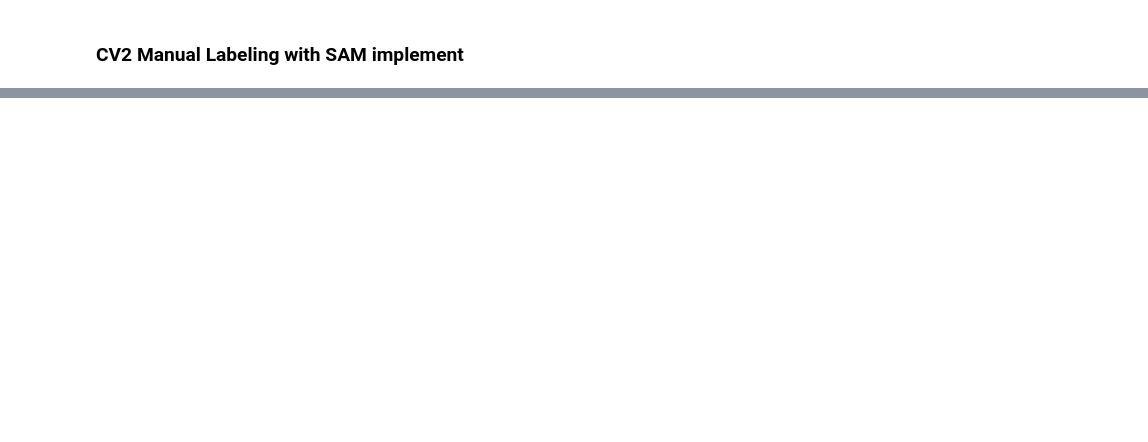
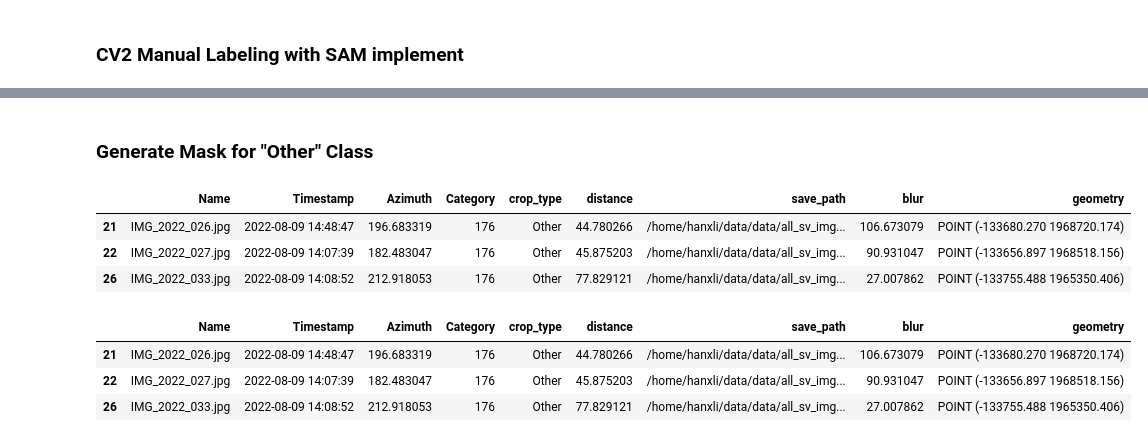
Before and after one commit to hanxLi/streetview_crop_classification, a Jupyter notebook: notebook/SAM2_manual_labeling.ipynb, the cells around one changed output, grey strips where cells are left out. Cells and saved outputs as stored; diff of their text form; code cells hidden in the pictures; blank space fills up the shorter version.

```diff
--- a/notebook/SAM2_manual_labeling.ipynb
+++ b/notebook/SAM2_manual_labeling.ipynb
@@ -57,0 +90,2 @@ evaluate_img_mask_pair(mask_gdf, mask_fld_path)
+# %% [markdown]
+### Generate Mask for "Other" Class
@@ -57,0 +101,7 @@ evaluate_img_mask_pair(mask_gdf, mask_fld_path)
+# %%
+gdf_other.head(3)
+# %% [output]
+|  | Name | Timestamp | Azimuth | Category | crop_type | distance | save_path | blur | geometry |
+| 21 | IMG_2022_026.jpg | 2022-08-09 14:48:47 | 196.683319 | 176 | Other | 44.780266 | /home/hanxli/data/data/all_sv_img... | 106.673079 | POINT (-133680.270 1968720.174) |
+| 22 | IMG_2022_027.jpg | 2022-08-09 14:07:39 | 182.483047 | 176 | Other | 45.875203 | /home/hanxli/data/data/all_sv_img... | 90.931047 | POINT (-133656.897 1968518.156) |
+| 26 | IMG_2022_033.jpg | 2022-08-09 14:08:52 | 212.918053 | 176 | Other | 77.829121 | /home/hanxli/data/data/all_sv_img... | 27.007862 | POINT (-133755.488 1965350.406) |
@@ -57,0 +137,7 @@ evaluate_img_mask_pair(mask_gdf, mask_fld_path)
+# %%
+gdf_other.head(3)
+# %% [output]
+|  | Name | Timestamp | Azimuth | Category | crop_type | distance | save_path | blur | geometry |
+| 21 | IMG_2022_026.jpg | 2022-08-09 14:48:47 | 196.683319 | 176 | Other | 44.780266 | /home/hanxli/data/data/all_sv_img... | 106.673079 | POINT (-133680.270 1968720.174) |
+| 22 | IMG_2022_027.jpg | 2022-08-09 14:07:39 | 182.483047 | 176 | Other | 45.875203 | /home/hanxli/data/data/all_sv_img... | 90.931047 | POINT (-133656.897 1968518.156) |
+| 26 | IMG_2022_033.jpg | 2022-08-09 14:08:52 | 212.918053 | 176 | Other | 77.829121 | /home/hanxli/data/data/all_sv_img... | 27.007862 | POINT (-133755.488 1965350.406) |
```
Also changed, not shown: parts of 16 cells of this notebook, 4 other files.
